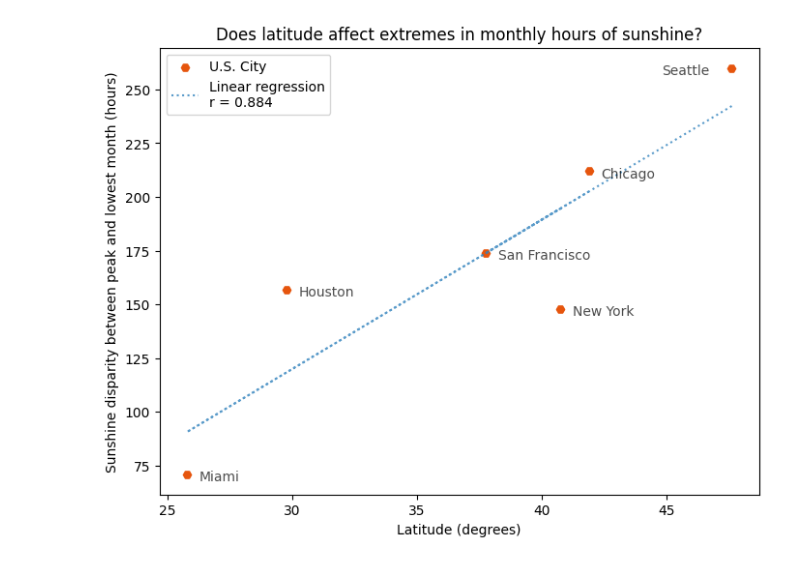
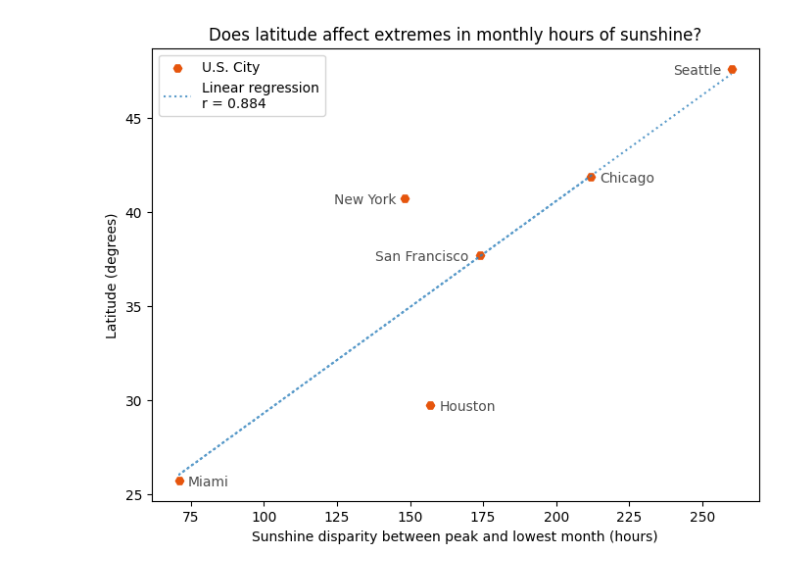
Before and after one commit to Information-Visualization/Assignment1, a Jupyter notebook: Assignment1_Notebook.ipynb, the cells around one changed output. Drawn from its saved outputs; the diff is of its cells as text; code cells hidden in the pictures.

```diff
--- a/Assignment1_Notebook.ipynb
+++ b/Assignment1_Notebook.ipynb
@@ -1,4 +1,6 @@
 # %%
+#Assignment 1: Climate data code
+
 import matplotlib.pyplot as plt
 import matplotlib.dates as mdates
 import math
@@ -59,43 +61,43 @@ chicago_difference = max(chicago_sunshine) - min(chicago_sunshine)
 difference_list.append(chicago_difference)
 
 houston_sunshine = list_from_key(houston_data, "sunshine")
 houston_difference = max(houston_sunshine) - min(houston_sunshine)
 difference_list.append(houston_difference)
 
 miami_sunshine = list_from_key(miami_data, "sunshine")
 miami_difference = max(miami_sunshine) - min(miami_sunshine)
 difference_list.append(miami_difference)
 
 ny_sunshine = list_from_key(ny_data, "sunshine")
 ny_difference = max(ny_sunshine) - min(ny_sunshine)
 difference_list.append(ny_difference)
 
 sf_sunshine = list_from_key(sf_data, "sunshine")
 sf_difference = max(sf_sunshine) - min(sf_sunshine)
 difference_list.append(sf_difference)
 
 seattle_sunshine = list_from_key(seattle_data, "sunshine")
 seattle_difference = max(seattle_sunshine) - min(seattle_sunshine)
 difference_list.append(seattle_difference)
 
-res = stats.linregress(latitude_list, difference_list)
-best_fit = [(res.intercept + res.slope * (lat)) for lat in latitude_list]
+res = stats.linregress(difference_list, latitude_list)
+best_fit = [(res.intercept + res.slope * (diff)) for diff in difference_list]
 
 plt.figure(figsize=(8, 6))
-plt.scatter(latitude_list, difference_list, color="#e6550d", marker='H')
-plt.plot(latitude_list, best_fit, "#3182bd", ls="dotted", alpha=0.8)
+plt.scatter(difference_list, latitude_list, color="#e6550d", marker='H')
+plt.plot(difference_list, best_fit, "#3182bd", ls="dotted", alpha=0.8)
 plt.legend(["U.S. City", "Linear regression\nr = " + str(round(res.rvalue, 3))])
 
-plt.annotate("Chicago", (latitude_list[0] + 0.5, chicago_difference - 3), alpha = 0.7)
-plt.annotate("Houston", (latitude_list[1] + 0.5, houston_difference - 3), alpha = 0.7)
-plt.annotate("Miami", (latitude_list[2] + 0.5, miami_difference - 3), alpha = 0.7)
-plt.annotate("New York", (latitude_list[3] + 0.5, ny_difference - 3), alpha = 0.7)
-plt.annotate("San Francisco", (latitude_list[4] + 0.5, sf_difference - 3), alpha = 0.7)
-plt.annotate("Seattle", (latitude_list[5] - 2.8, seattle_difference - 3), alpha = 0.7)
+plt.annotate("Chicago", (chicago_difference + 3, latitude_list[0]- 0.3), alpha = 0.7)
+plt.annotate("Houston", (houston_difference + 3, latitude_list[1]- 0.3), alpha = 0.7)
+plt.annotate("Miami", (miami_difference + 3, latitude_list[2]- 0.3), alpha = 0.7)
+plt.annotate("New York", (ny_difference - 24, latitude_list[3]- 0.3), alpha = 0.7)
+plt.annotate("San Francisco", (sf_difference - 36, latitude_list[4]- 0.3), alpha = 0.7)
+plt.annotate("Seattle", (seattle_difference - 20, latitude_list[5] - 0.3), alpha = 0.7)
 
 plt.title("Does latitude affect extremes in monthly hours of sunshine?")
-plt.xlabel("Latitude (degrees)")
-plt.ylabel("Sunshine disparity between peak and lowest month (hours)")
+plt.xlabel("Sunshine disparity between peak and lowest month (hours)")
+plt.ylabel("Latitude (degrees)")
 plt.show()
 # %% [output]
-[figure, old version]
+[figure, new version]
```
Also changed, not shown: 2 other files.
